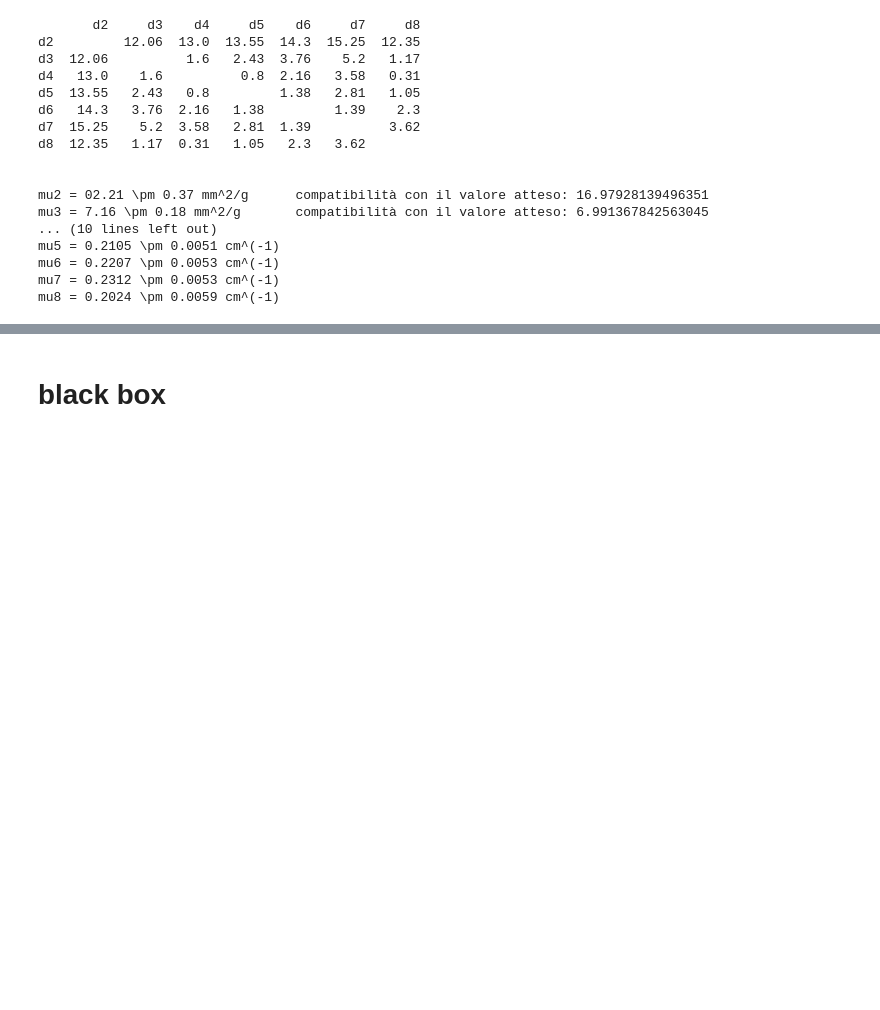
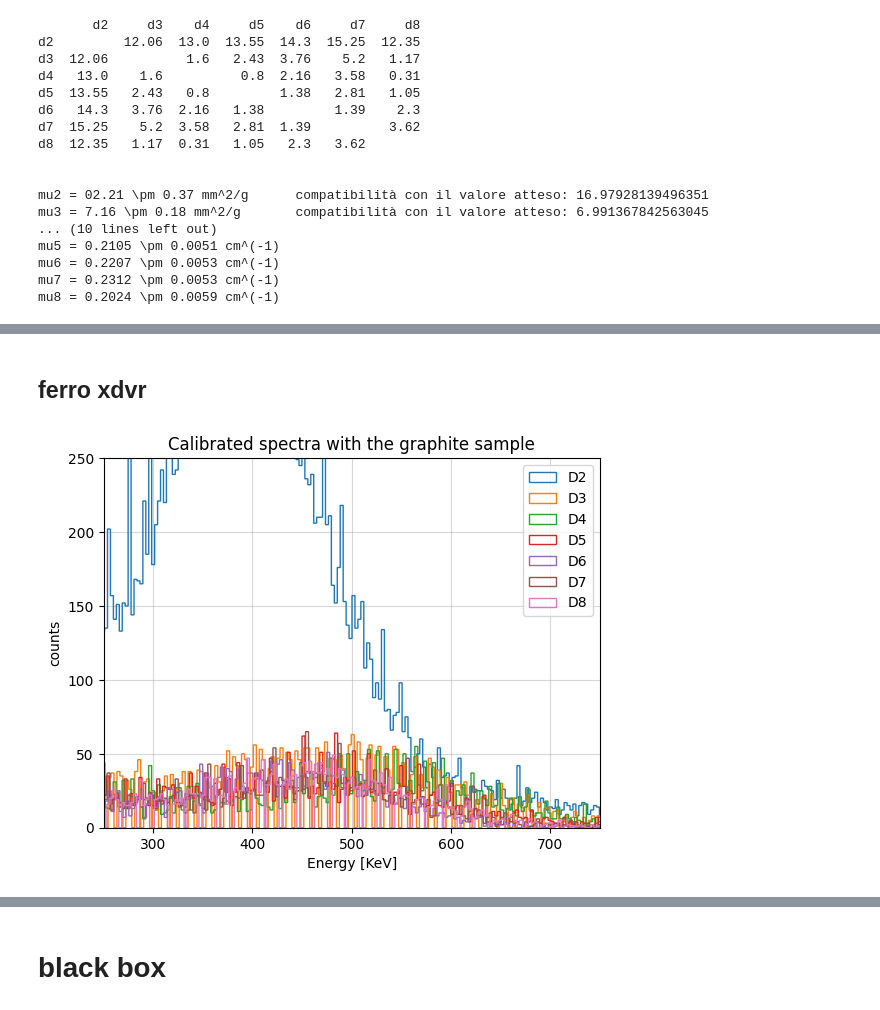
Before and after one commit to b3n3d3tt4/imaging, a Jupyter notebook: analisi.ipynb, the cells around one changed output, grey strips where cells are left out. Saved outputs shown, nothing was run; the diff lists cells and outputs as text; code cells hidden in the pictures; blank space fills up the shorter version.

```diff
--- a/analisi.ipynb
+++ b/analisi.ipynb
@@ -1095,0 +972,7 @@ gr_d8_def = gr_d8_calib[gr_d8_calib != 0]
+# %% [markdown]
+## ferro xdvr
+# %%
+ferro = uproot.open('run_11_iron\\RAW\\DataR_run_11.root')
+energy = np.asarray(ferro['Data_R;1']['Energy'].array())
+channels = np.asarray(ferro['Data_R;1']['Channel'].array())
+board = np.asarray(ferro['Data_R;1']['Board'].array())
@@ -1095,0 +998,41 @@ gr_d8_def = gr_d8_calib[gr_d8_calib != 0]
+# %%
+fe_d2_calib = ferro_d1 * m2 + q2
+fe_d2_def = fe_d2_calib[fe_d2_calib != 0]
+
+fe_d3_calib = ferro_d3 * m3 + q3
+fe_d3_def = fe_d3_calib[fe_d3_calib != 0]
+
+fe_d4_calib = ferro_d4 * m4 + q4
+fe_d4_def = fe_d4_calib[fe_d4_calib != 0]
+
+fe_d5_calib = ferro_d5 * m5 + q5
+fe_d5_def = fe_d5_calib[fe_d5_calib != 0]
+
+fe_d6_calib = ferro_d6 * m6 + q6
+fe_d6_def = fe_d6_calib[fe_d6_calib != 0]
+
+fe_d7_calib = ferro_d7 * m7 + q7
+fe_d7_def = fe_d7_calib[fe_d7_calib != 0]
+
+fe_d8_calib = ferro_d8 * m8 + q8
+fe_d8_def = fe_d8_calib[fe_d8_calib != 0]
+# %%
+# plt.hist(gr_d1_def, bins=int(gr_d1.max()), histtype='step', label='D1')
+plt.hist(fe_d2_def, bins=int(fe_d2_def.max()/3), histtype='step', label='D2')
+plt.hist(fe_d3_def, bins=int(fe_d3_def.max()/3), histtype='step', label='D3')
+plt.hist(fe_d4_def, bins=int(fe_d4_def.max()/3), histtype='step', label='D4')
+plt.hist(fe_d5_def, bins=int(fe_d5_def.max()/3), histtype='step', label='D5')
+plt.hist(fe_d6_def, bins=int(fe_d6_def.max()/3), histtype='step', label='D6')
+plt.hist(fe_d7_def, bins=int(fe_d7_def.max()/3), histtype='step', label='D7')
+plt.hist(fe_d8_def, bins=int(fe_d8_def.max()/3), histtype='step', label='D8')
+plt.title(r'Calibrated spectra with the graphite sample')
+plt.xlabel('Energy [KeV]')
+plt.ylabel('counts')
+plt.ylim(0, 250)
+plt.xlim(250, 750)
+plt.grid(alpha=0.5)
+plt.legend()
+plt.savefig('grafici/calibrated_graphite.pdf', format='pdf', dpi=500, bbox_inches='tight')
+plt.show()
+# %% [output]
+[figure, added]
```
Also changed, not shown: parts of 26 cells of this notebook.
